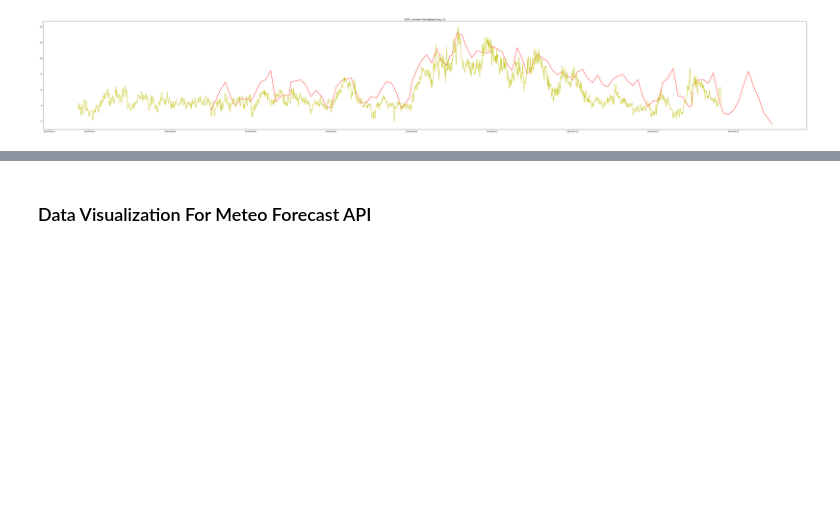
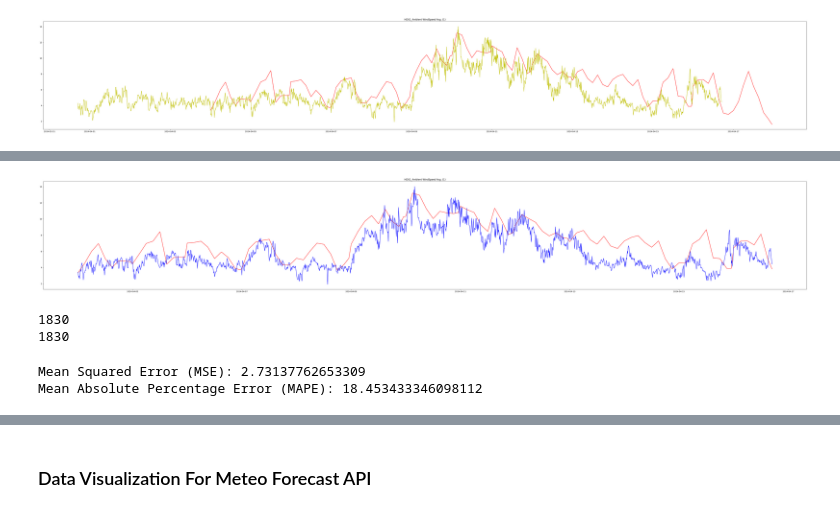
Before and after one commit to dungbachviet/windspeed-forecast-project, a Jupyter notebook: visualization.ipynb, the cells around one changed output, grey strips where cells are left out. Cells and saved outputs as stored; diff of their text form; code cells hidden in the pictures; blank space fills up the shorter version.

Commit message:
Get accuracy of real data and forecast data

```diff
--- a/visualization.ipynb
+++ b/visualization.ipynb
@@ -160,3 +160,6 @@ plt.title("HD01_Ambient WindSpeed Avg. (1)")
 plt.show()
 # %% [output]
 [figure]
+# %%
+real_wind_df = real_wind_df[real_wind_df["PCTimeStamp"] >= "2024-04-04 00:00:00+00:00"]
+real_wind_df
@@ -162,0 +180,3 @@ plt.show()
+# %%
+glass_wind_df = glass_wind_df[glass_wind_df["time"] <= "2024-04-16 16:50:00+00:00"]
+glass_wind_df
@@ -162,0 +197,46 @@ plt.show()
+# %%
+# VISUALIZE REAL DATA OF WINDSPEED ON TUABINS
+
+plt.figure(1, figsize=(70, 10))
+plt.plot(glass_wind_df["time"], glass_wind_df["noaa"], "r")
+
+plt.plot(real_wind_df["PCTimeStamp"], real_wind_df["HD01_Ambient WindSpeed Avg. (1)"], "b")
+plt.title("HD01_Ambient WindSpeed Avg. (1)")
+plt.show()
+# %% [output]
+[figure, added]
+# %%
+print(len(glass_wind_df))
+print(len(real_wind_df))
+# %% [output]
+1830
+1830
+# %%
+import numpy as np
+from sklearn.metrics import mean_squared_error
+
+# Define your two arrays
+# actual_windspeeds = np.array(real_wind_df["HD01_Ambient WindSpeed Avg. (1)"])
+# actual_windspeeds = np.array(real_wind_df["HD02_Ambient WindSpeed Avg. (2)"])
+# actual_windspeeds = np.array(real_wind_df["HD03_Ambient WindSpeed Avg. (3)"])
+# actual_windspeeds = np.array(real_wind_df["HD04_Ambient WindSpeed Avg. (4)"])
+# actual_windspeeds = np.array(real_wind_df["HD05_Ambient WindSpeed Avg. (5)"])
+# actual_windspeeds = np.array(real_wind_df["HD06_Ambient WindSpeed Avg. (6)"])
+# actual_windspeeds = np.array(real_wind_df["HD07_Ambient WindSpeed Avg. (7)"])
+actual_windspeeds = np.array(real_wind_df["HD08_Ambient WindSpeed Avg. (8)"])
+predicted_windspeeds = np.array(glass_wind_df["noaa"])
+
+# Calculate Mean Squared Error (MSE)
+windspeed_mse = mean_squared_error(actual_windspeeds, predicted_windspeeds)
+print("Mean Squared Error (MSE):", windspeed_mse)
+
+# Calculate Mean Absolute Percentage Error (MAPE)
+def mean_absolute_percentage_error(y_true, y_pred):
+    return np.mean(np.abs((y_true - y_pred) / y_true)) * 100
+
+# windspeed_mape = mean_absolute_percentage_error(actual_windspeeds, predicted_windspeeds)
+windspeed_mape = mean_absolute_percentage_error(actual_windspeeds, predicted_windspeeds-1.5)
+print("Mean Absolute Percentage Error (MAPE):", windspeed_mape)
+# %% [output]
+Mean Squared Error (MSE): 2.73137762653309
+Mean Absolute Percentage Error (MAPE): 18.453433346098112
```
Also changed, not shown: parts of 5 cells of this notebook, 1 other file.
